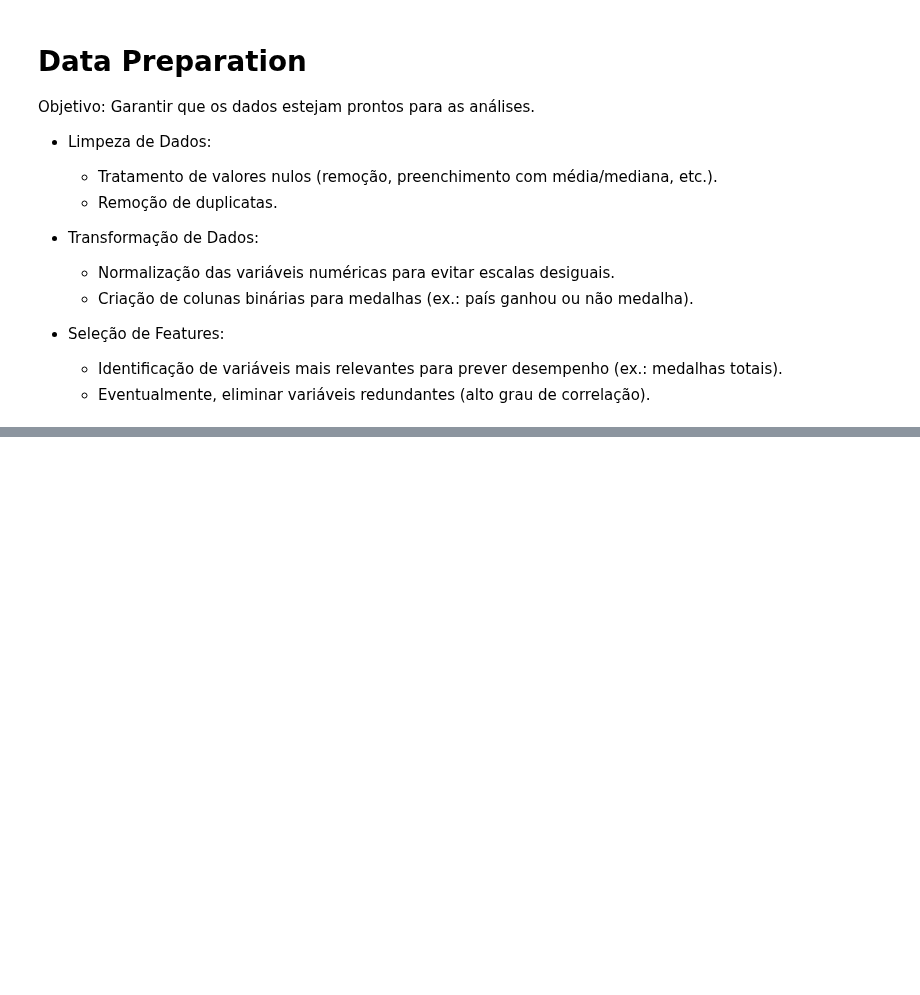
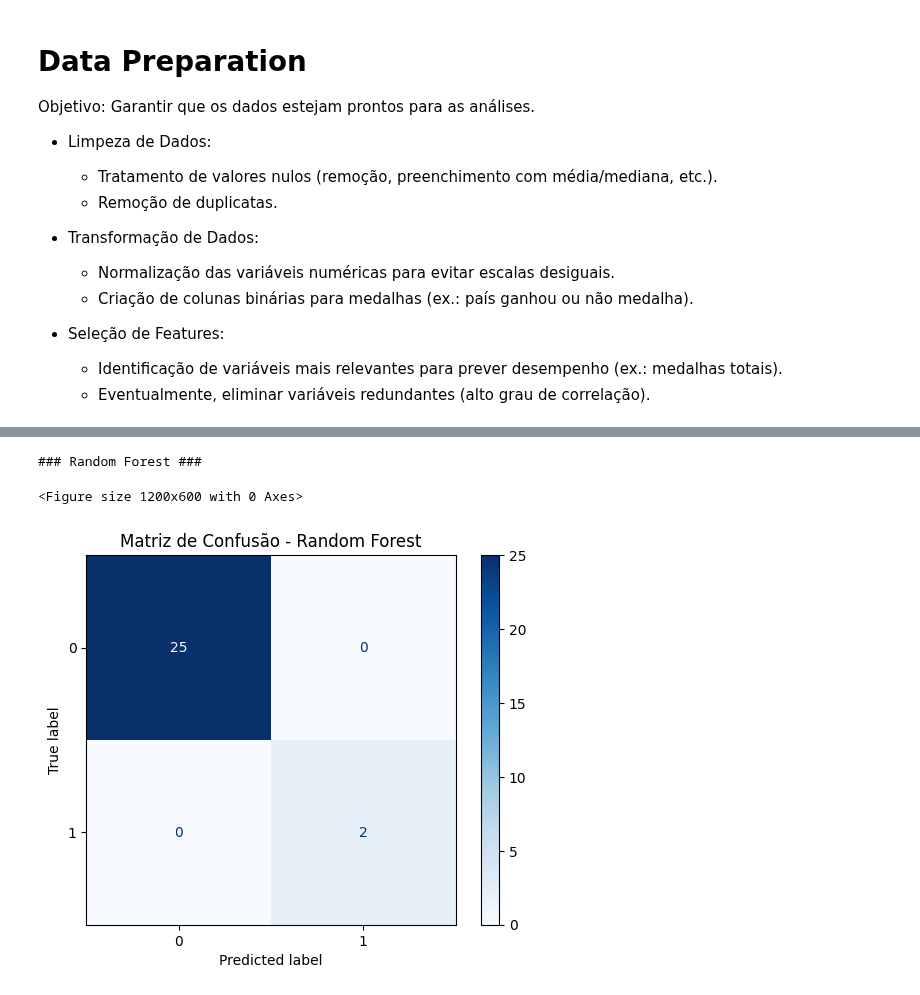
Before and after one commit to Bmartins25/Mineracao_de_dados_and_LLM_UFMG, a Jupyter notebook: TP3_fase_1_2_3_Classificacao_Mineração_de_dados.ipynb, the cells around one changed output, grey strips where cells are left out. Drawn from its saved outputs; the diff is of its cells as text; code cells hidden in the pictures; blank space fills up the shorter version.

```diff
--- a/TP3_fase_1_2_3_Classificacao_Mineração_de_dados.ipynb
+++ b/TP3_fase_1_2_3_Classificacao_Mineração_de_dados.ipynb
@@ -268,0 +90,11 @@ Apesar disso, o Silhouette Score foi o menor, sugerindo menor eficácia em separ
+# %%
+# Selecionar variáveis relevantes para o modelo
+features = ['gdp', 'population', 'gold', 'silver', 'bronze']
+target = 'High_Performance'
+# %%
+# Preparar os dados para o modelo
+X = data[features]
+y = data[target]
+# %%
+# Dividir os dados em conjuntos de treino e teste
+X_train, X_test, y_train, y_test = train_test_split(X, y, test_size=0.3, random_state=42)
@@ -268,0 +104,17 @@ Apesar disso, o Silhouette Score foi o menor, sugerindo menor eficácia em separ
+# %%
+# Random Forest Classifier
+print("\n### Random Forest ###")
+rf_model = RandomForestClassifier(random_state=42)
+rf_model.fit(X_train, y_train)
+rf_pred = rf_model.predict(X_test)
+# %% [output]
+### Random Forest ###
+# %%
+# Matriz de confusão e métricas para Random Forest
+plt.figure(figsize=(12, 6))
+ConfusionMatrixDisplay.from_estimator(rf_model, X_test, y_test, cmap='Blues')
+plt.title("Matriz de Confusão - Random Forest")
+plt.show()
+# %% [output]
+<Figure size 1200x600 with 0 Axes>
+[figure, added]
```
Also changed, not shown: parts of 43 cells of this notebook.
